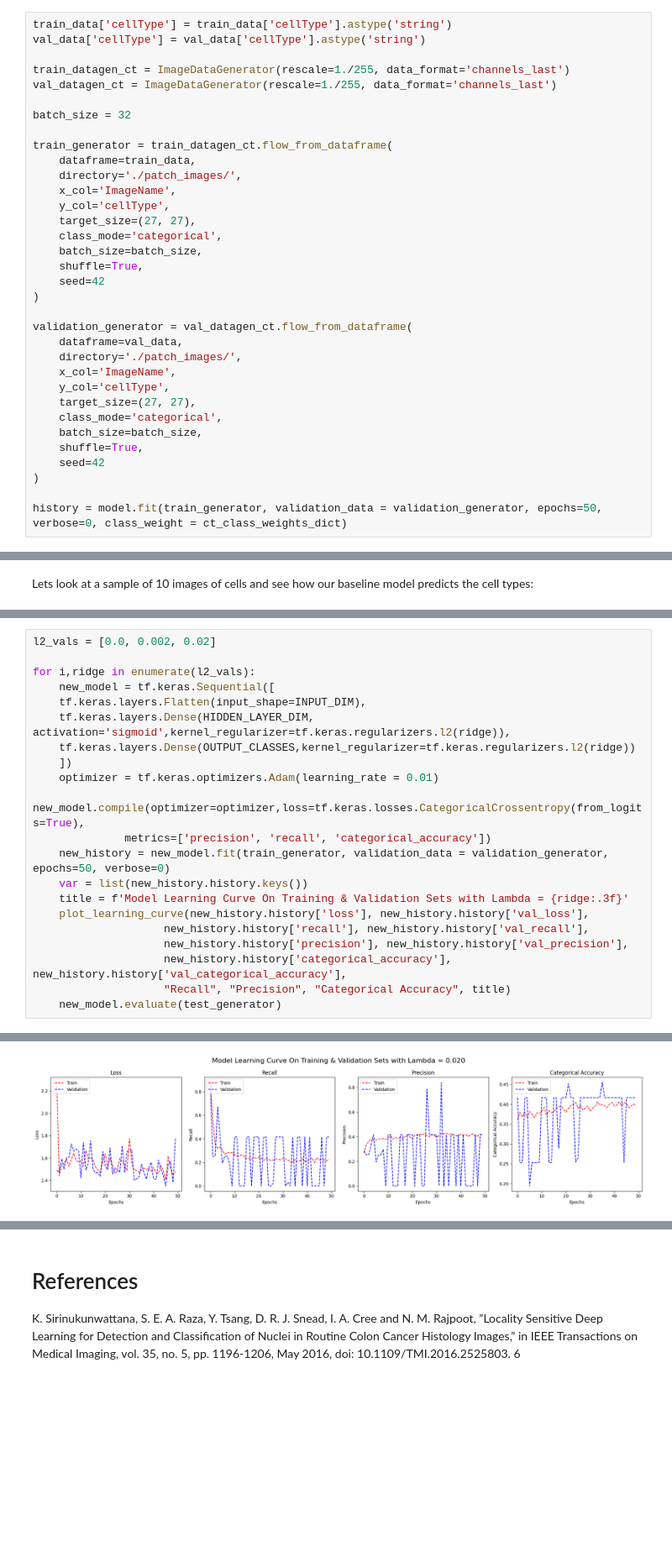
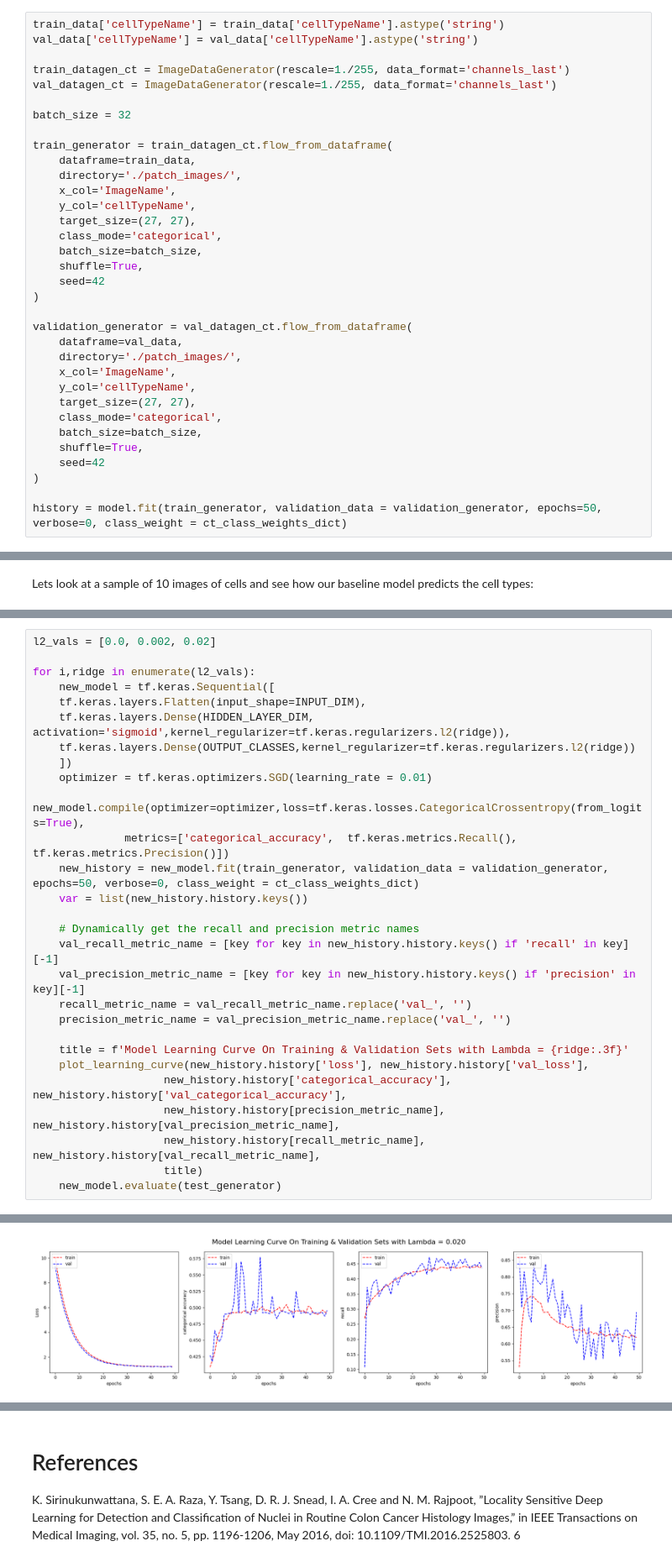
Before and after one commit to IbrahimAshhab/ML-A2-Colon-Cancer, a Jupyter notebook: s3953973_s4007880.ipynb, the cells around one changed output, grey strips where cells are left out. Shown at 84% size. Cells and saved outputs as stored; diff of their text form; blank space fills up the shorter version.

```diff
--- a/s3953973_s4007880.ipynb
+++ b/s3953973_s4007880.ipynb
@@ -854,8 +812,8 @@ model.compile(optimizer='SGD',
 # %% [markdown]
 Lets train the model and use class weights to balance the classes:
 # %%
-train_data['cellType'] = train_data['cellType'].astype('string')
-val_data['cellType'] = val_data['cellType'].astype('string')
+train_data['cellTypeName'] = train_data['cellTypeName'].astype('string')
+val_data['cellTypeName'] = val_data['cellTypeName'].astype('string')
 
 train_datagen_ct = ImageDataGenerator(rescale=1./255, data_format='channels_last')
 val_datagen_ct = ImageDataGenerator(rescale=1./255, data_format='channels_last')
@@ -866,7 +824,7 @@ train_generator = train_datagen_ct.flow_from_dataframe(
     dataframe=train_data,
     directory='./patch_images/',
     x_col='ImageName',
-    y_col='cellType',
+    y_col='cellTypeName',
     target_size=(27, 27),
     class_mode='categorical',
     batch_size=batch_size,
@@ -878,7 +836,7 @@ validation_generator = val_datagen_ct.flow_from_dataframe(
     dataframe=val_data,
     directory='./patch_images/',
     x_col='ImageName',
-    y_col='cellType',
+    y_col='cellTypeName',
     target_size=(27, 27),
     class_mode='categorical',
     batch_size=batch_size,
@@ -1013,16 +966,23 @@ for i,ridge in enumerate(l2_vals):
     tf.keras.layers.Dense(HIDDEN_LAYER_DIM, activation='sigmoid',kernel_regularizer=tf.keras.regularizers.l2(ridge)),
     tf.keras.layers.Dense(OUTPUT_CLASSES,kernel_regularizer=tf.keras.regularizers.l2(ridge))
     ])
-    optimizer = tf.keras.optimizers.Adam(learning_rate = 0.01)
+    optimizer = tf.keras.optimizers.SGD(learning_rate = 0.01)
     new_model.compile(optimizer=optimizer,loss=tf.keras.losses.CategoricalCrossentropy(from_logits=True),
-              metrics=['precision', 'recall', 'categorical_accuracy'])
-    new_history = new_model.fit(train_generator, validation_data = validation_generator, epochs=50, verbose=0)
+              metrics=['categorical_accuracy',  tf.keras.metrics.Recall(), tf.keras.metrics.Precision()])
+    new_history = new_model.fit(train_generator, validation_data = validation_generator, epochs=50, verbose=0, class_weight = ct_class_weights_dict)
     var = list(new_history.history.keys())
+
+    # Dynamically get the recall and precision metric names
+    val_recall_metric_name = [key for key in new_history.history.keys() if 'recall' in key][-1]
+    val_precision_metric_name = [key for key in new_history.history.keys() if 'precision' in key][-1]
+    recall_metric_name = val_recall_metric_name.replace('val_', '')
+    precision_metric_name = val_precision_metric_name.replace('val_', '')
+
     title = f'Model Learning Curve On Training & Validation Sets with Lambda = {ridge:.3f}'
     plot_learning_curve(new_history.history['loss'], new_history.history['val_loss'],
-                    new_history.history['recall'], new_history.history['val_recall'],
-                    new_history.history['precision'], new_history.history['val_precision'],
                     new_history.history['categorical_accuracy'], new_history.history['val_categorical_accuracy'],
-                    "Recall", "Precision", "Categorical Accuracy", title)
+                    new_history.history[precision_metric_name], new_history.history[val_precision_metric_name],
+                    new_history.history[recall_metric_name], new_history.history[val_recall_metric_name],
+                    title)
     new_model.evaluate(test_generator)
 # %% [output]
@@ -1033 +993 @@ for i,ridge in enumerate(l2_vals):
-[figure, old version]
+[figure, new version]
```
Also changed, not shown: parts of 24 cells of this notebook.
